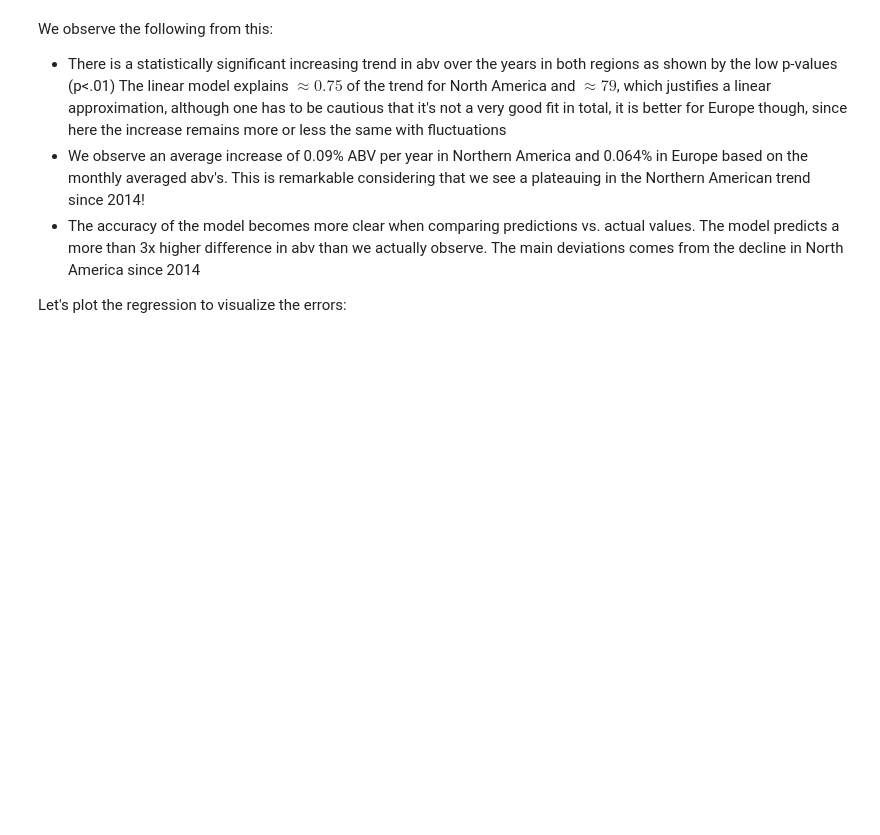
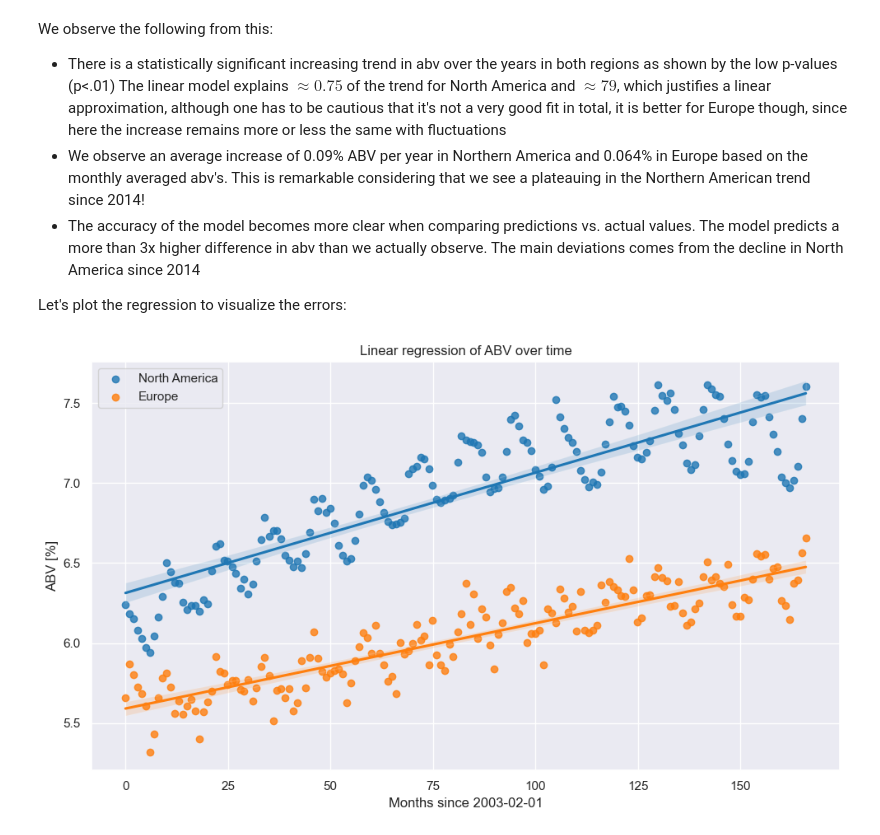
Before and after one commit to epfl-ada/ada-2023-project-welovepandas, a Jupyter notebook: p3_notebook.ipynb, the cells around one changed output. Cells and saved outputs as stored; diff of their text form; code cells hidden in the pictures; blank space fills up the shorter version.

```diff
--- a/p3_notebook.ipynb
+++ b/p3_notebook.ipynb
@@ -1280,4 +1310,11 @@ Let's plot the regression to visualize the errors:
 # %%
 fig, ax = plt.subplots(figsize=(10, 6))
 sns.regplot(data=NA_trend, x='months', y='abv', ax=ax, label='North America', color='tab:blue')
 sns.regplot(data=EU_trend, x='months', y='abv', ax=ax, label='Europe', color='tab:orange')
+ax.set(title='Linear regression of ABV over time', xlabel='Months since 2003-02-01', ylabel='ABV [%]')
+
+plt.legend()
+plt.tight_layout()
+plt.show()
+# %% [output]
+[figure, added]
```
Also changed, not shown: parts of 6 cells of this notebook.
